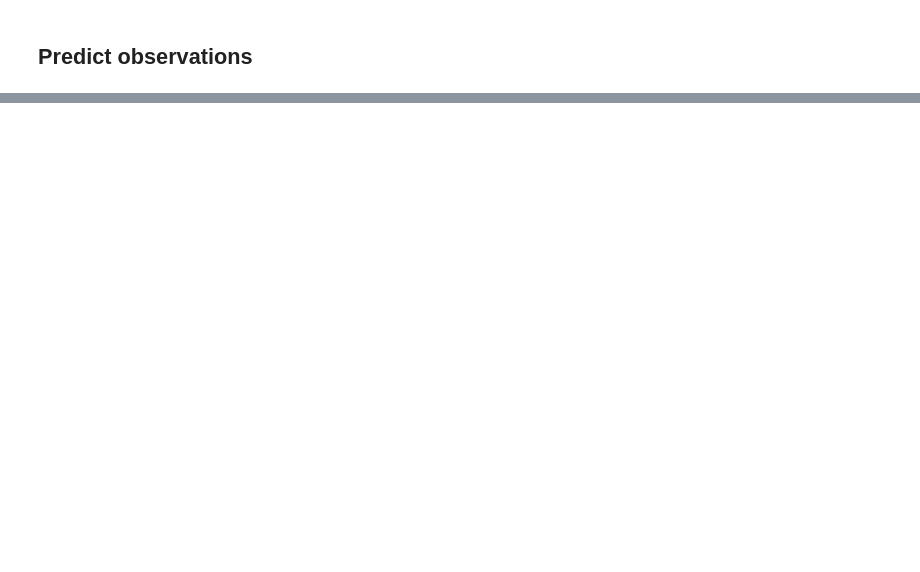
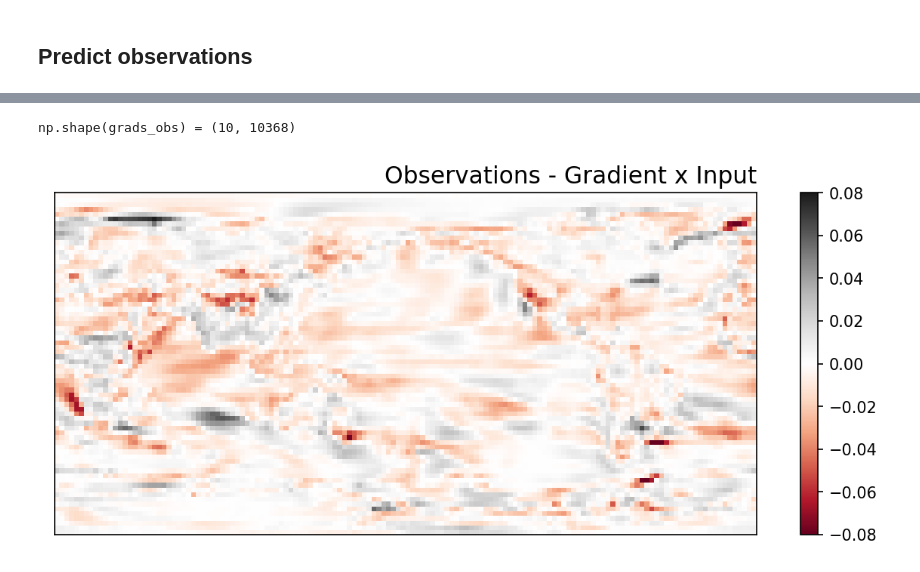
Before and after one commit to eabarnes1010/target_temp_detection, a Jupyter notebook: _train_model.ipynb, the cells around one changed output, grey strips where cells are left out. Saved outputs shown, nothing was run; the diff lists cells and outputs as text; code cells hidden in the pictures; blank space fills up the shorter version.

```diff
--- a/_train_model.ipynb
+++ b/_train_model.ipynb
@@ -636,0 +722,12 @@ plt.show()
+# %%
+grads_obs = get_gradients(x_obs[-10:,:]).numpy()*x_obs[-10:,:]
+print('np.shape(grads_obs) = ' + str(np.shape(grads_obs)))
+grads_obs_mean = np.mean(grads_obs,axis=0)
+plt.figure(figsize=(10,4))
+plot_map(grads_obs_mean.reshape((data_train.shape[2],data_train.shape[3])),
+         clim = (-.08,.08),
+         title = 'Observations - Gradient x Input',
+        )
+# %% [output]
+np.shape(grads_obs) = (10, 10368)
+[figure, added]
```
Also changed, not shown: parts of 14 cells of this notebook.
